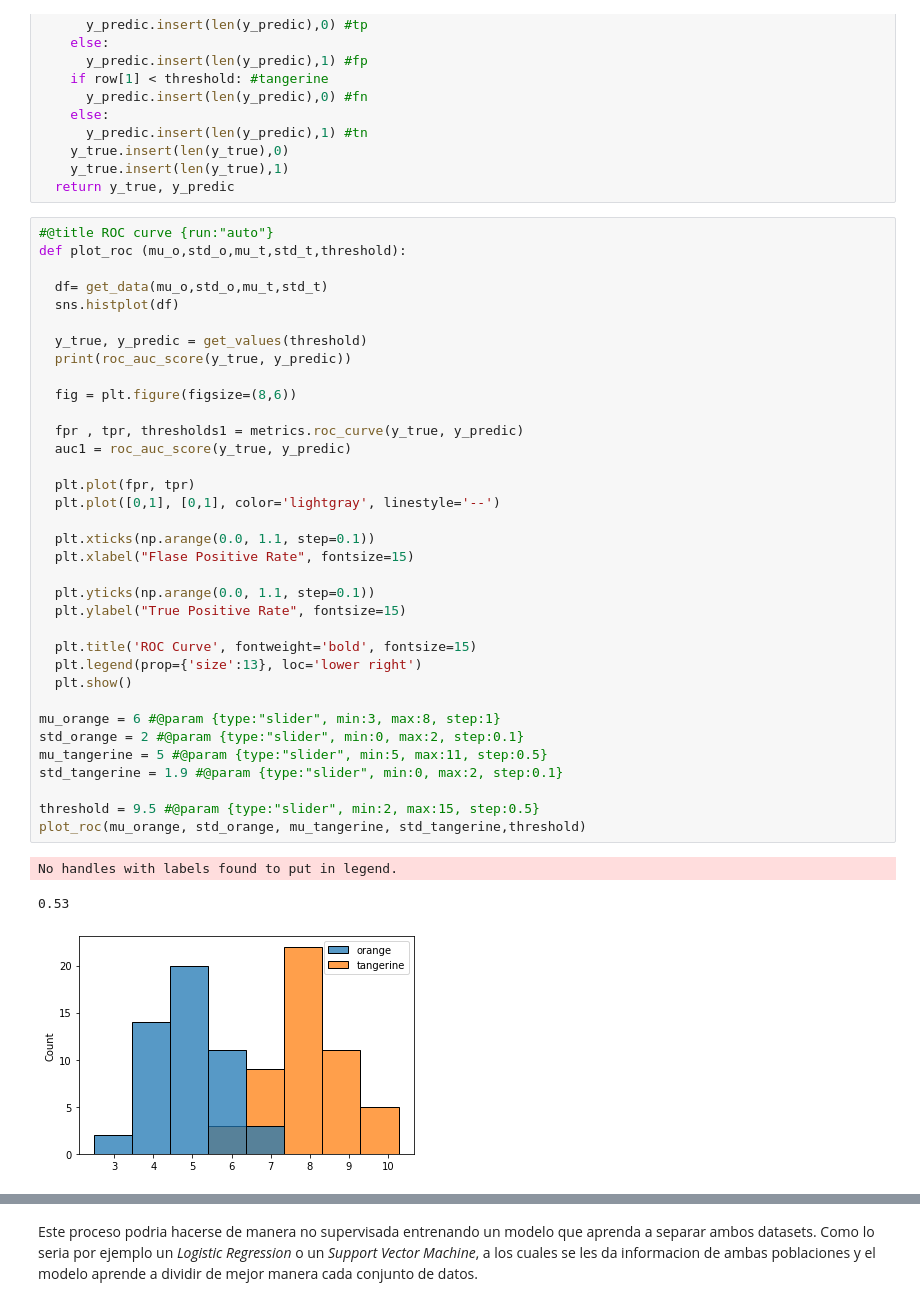
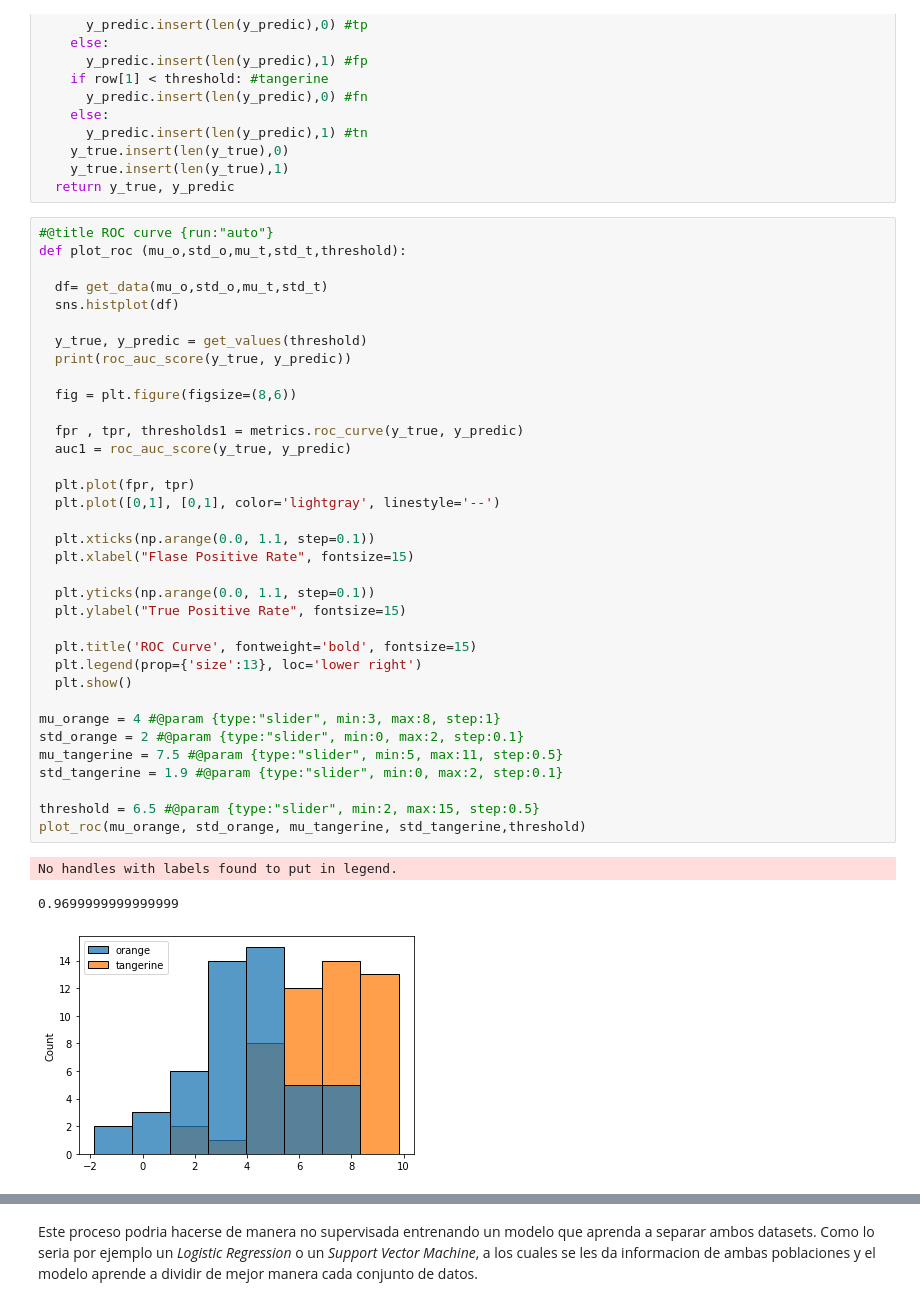
Before and after one commit to eugemoris/Aprendizaje_de_maquina, a Jupyter notebook: Practico_2.ipynb, the cells around one changed output, grey strips where cells are left out. Cells and saved outputs as stored; diff of their text form.

```diff
--- a/Practico_2.ipynb
+++ b/Practico_2.ipynb
@@ -135,35 +137,35 @@ def plot_roc (mu_o,std_o,mu_t,std_t,threshold):
   df= get_data(mu_o,std_o,mu_t,std_t)
   sns.histplot(df)
 
   y_true, y_predic = get_values(threshold)
   print(roc_auc_score(y_true, y_predic))
 
   fig = plt.figure(figsize=(8,6))
 
   fpr , tpr, thresholds1 = metrics.roc_curve(y_true, y_predic)
   auc1 = roc_auc_score(y_true, y_predic)
 
   plt.plot(fpr, tpr)
   plt.plot([0,1], [0,1], color='lightgray', linestyle='--')
 
   plt.xticks(np.arange(0.0, 1.1, step=0.1))
   plt.xlabel("Flase Positive Rate", fontsize=15)
 
   plt.yticks(np.arange(0.0, 1.1, step=0.1))
   plt.ylabel("True Positive Rate", fontsize=15)
 
   plt.title('ROC Curve', fontweight='bold', fontsize=15)
   plt.legend(prop={'size':13}, loc='lower right')
   plt.show()
 
-mu_orange = 6 #@param {type:"slider", min:3, max:8, step:1}
+mu_orange = 4 #@param {type:"slider", min:3, max:8, step:1}
 std_orange = 2 #@param {type:"slider", min:0, max:2, step:0.1}
-mu_tangerine = 5 #@param {type:"slider", min:5, max:11, step:0.5}
+mu_tangerine = 7.5 #@param {type:"slider", min:5, max:11, step:0.5}
 std_tangerine = 1.9 #@param {type:"slider", min:0, max:2, step:0.1}
 
-threshold = 9.5 #@param {type:"slider", min:2, max:15, step:0.5}
+threshold = 6.5 #@param {type:"slider", min:2, max:15, step:0.5}
 plot_roc(mu_orange, std_orange, mu_tangerine, std_tangerine,threshold)
 # %% [output]
 No handles with labels found to put in legend.
-0.53
+0.9699999999999999
-[figure, old version]
+[figure, new version]
```
Also changed, not shown: parts of 2 cells of this notebook.
